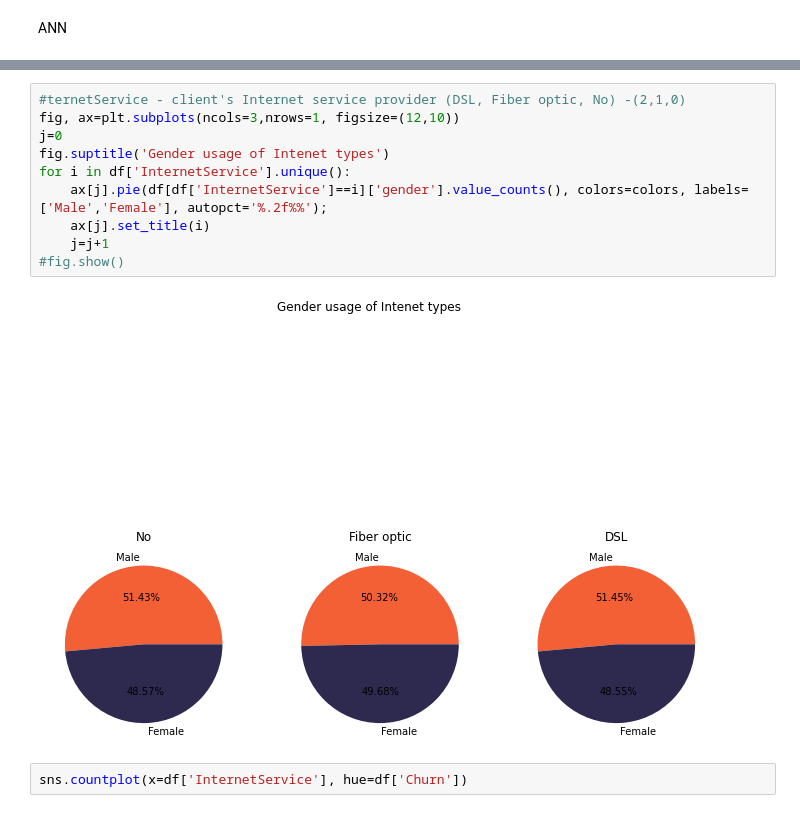
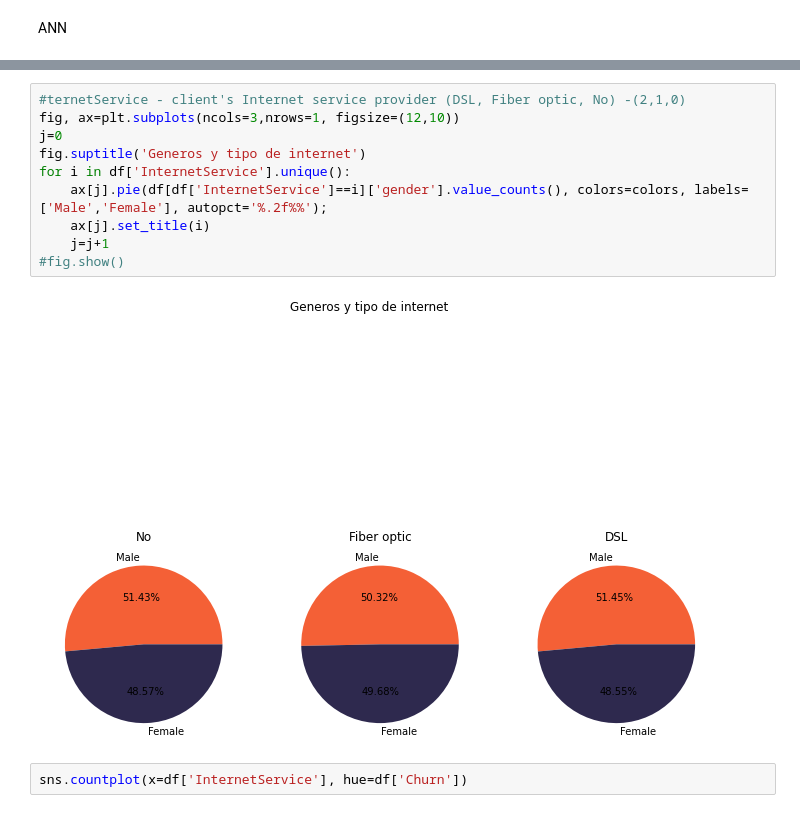
Before and after one commit to andresmarquez236/ProyectoIA, a Jupyter notebook: ANN_IA.ipynb, the cells around one changed output, grey strips where cells are left out. Cells and saved outputs as stored; diff of their text form.

```diff
--- a/ANN_IA.ipynb
+++ b/ANN_IA.ipynb
@@ -269,15 +269,15 @@ memory usage: 935.4+ KB
 # %%
 #ternetService - client's Internet service provider (DSL, Fiber optic, No) -(2,1,0)
 fig, ax=plt.subplots(ncols=3,nrows=1, figsize=(12,10))
 j=0
-fig.suptitle('Gender usage of Intenet types')
+fig.suptitle('Generos y tipo de internet')
 for i in df['InternetService'].unique():
     ax[j].pie(df[df['InternetService']==i]['gender'].value_counts(), colors=colors, labels=['Male','Female'], autopct='%.2f%%');
     ax[j].set_title(i)
     j=j+1
 #fig.show()
 # %% [output]
-[figure, old version]
+[figure, new version]
 # %%
 sns.countplot(x=df['InternetService'], hue=df['Churn'])
 # %% [output]
```
Also changed, not shown: parts of 8 cells of this notebook.
